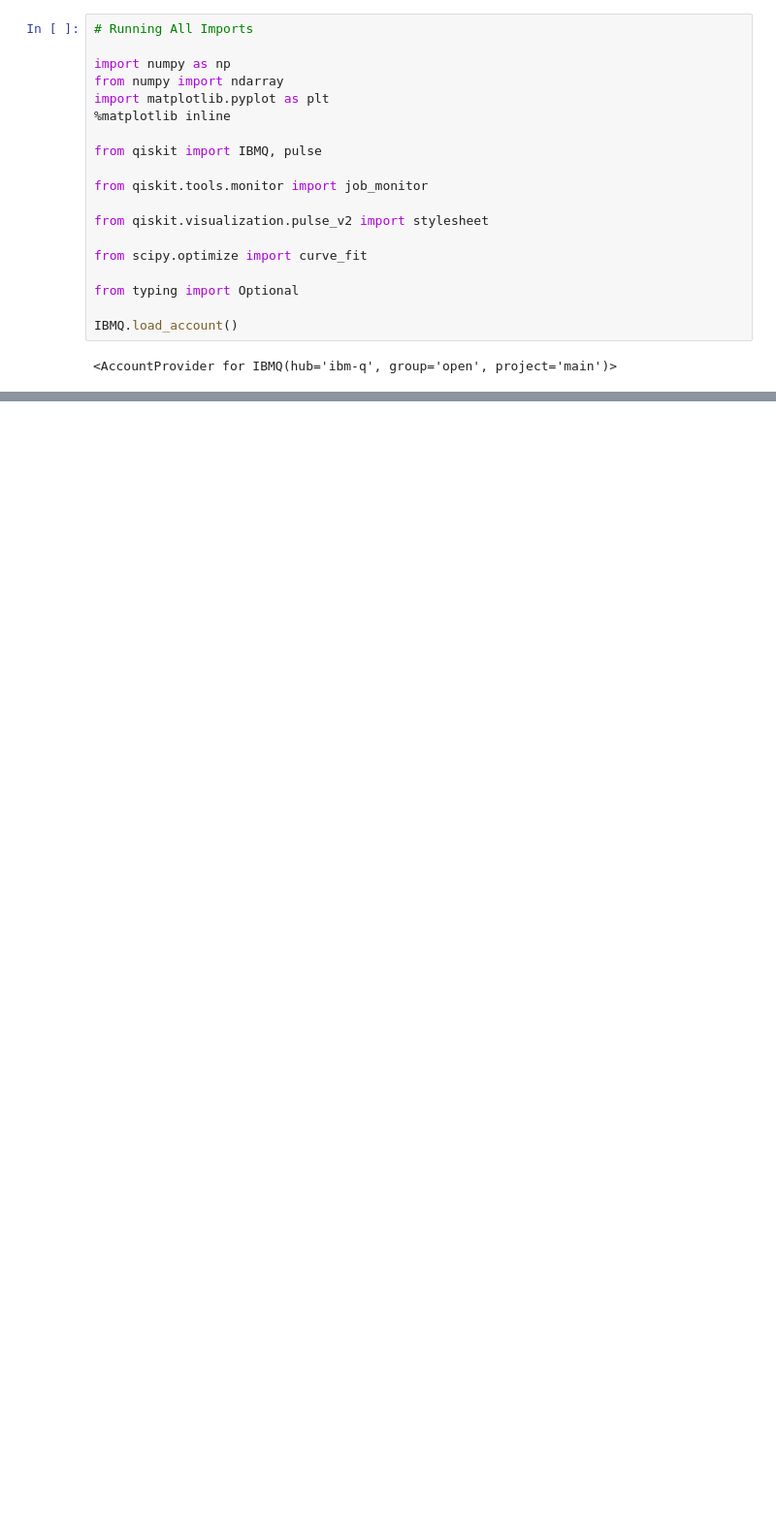
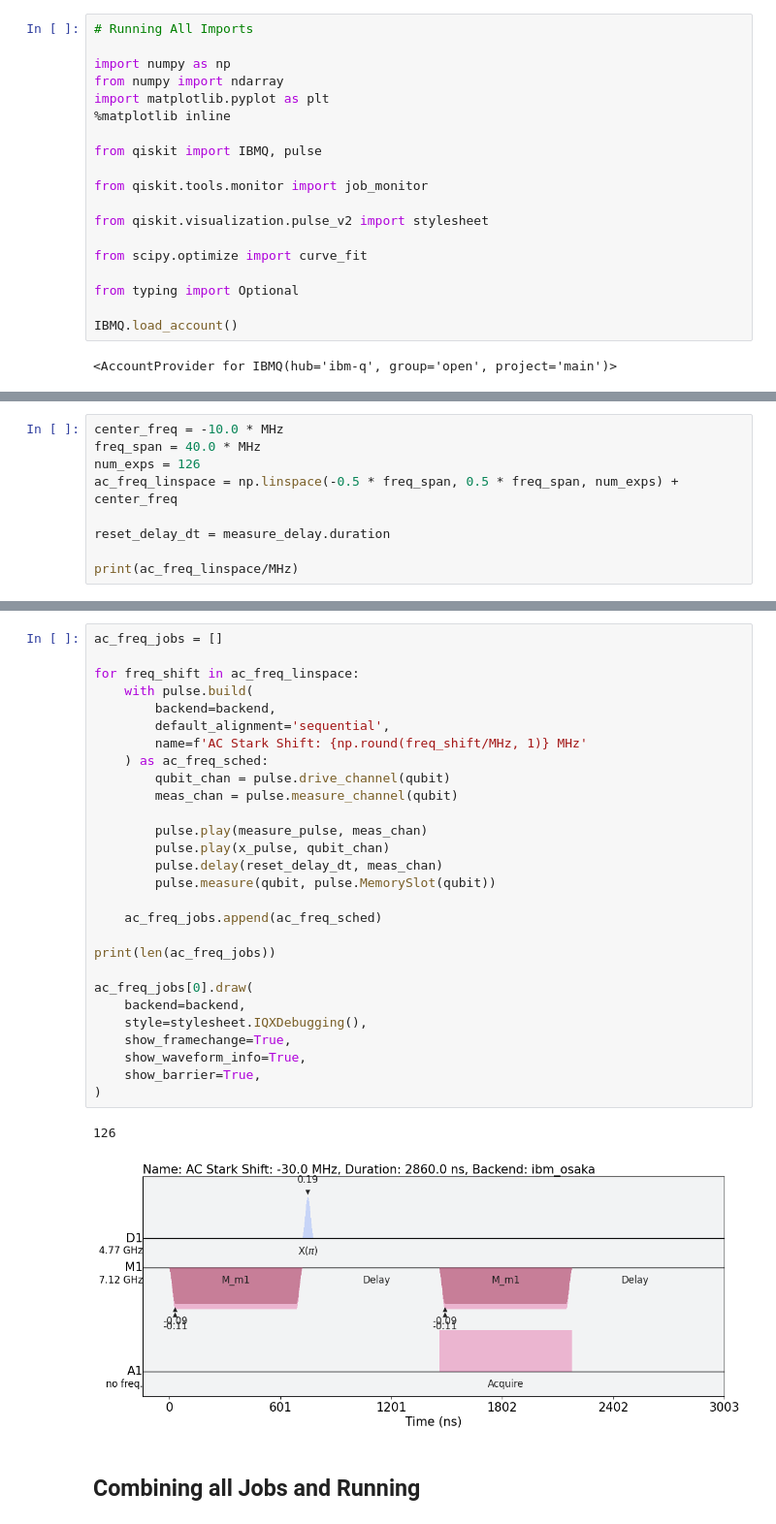
Before and after one commit to AnikenC/ReadoutWithRL, a Jupyter notebook: readoutWithRL/Experiments/chi_exp_osaka.ipynb, the cells around one changed output, grey strips where cells are left out. Shown at 97% size. Cells and saved outputs as stored; diff of their text form; blank space fills up the shorter version.

```diff
--- a/readoutWithRL/Experiments/chi_exp_osaka.ipynb
+++ b/readoutWithRL/Experiments/chi_exp_osaka.ipynb
@@ -117,0 +225,9 @@ sx pulse: Drag(duration=120, sigma=30, beta=-0.040987564577598265, amp=0.0934564
+# %%
+center_freq = -10.0 * MHz
+freq_span = 40.0 * MHz
+num_exps = 126
+ac_freq_linspace = np.linspace(-0.5 * freq_span, 0.5 * freq_span, num_exps) + center_freq
+
+reset_delay_dt = measure_delay.duration
+
+print(ac_freq_linspace/MHz)
@@ -117,0 +248,33 @@ sx pulse: Drag(duration=120, sigma=30, beta=-0.040987564577598265, amp=0.0934564
+# %%
+ac_freq_jobs = []
+
+for freq_shift in ac_freq_linspace:
+    with pulse.build(
+        backend=backend,
+        default_alignment='sequential',
+        name=f'AC Stark Shift: {np.round(freq_shift/MHz, 1)} MHz'
+    ) as ac_freq_sched:
+        qubit_chan = pulse.drive_channel(qubit)
+        meas_chan = pulse.measure_channel(qubit)
+
+        pulse.play(measure_pulse, meas_chan)
+        pulse.play(x_pulse, qubit_chan)
+        pulse.delay(reset_delay_dt, meas_chan)
+        pulse.measure(qubit, pulse.MemorySlot(qubit))
+
+    ac_freq_jobs.append(ac_freq_sched)
+
+print(len(ac_freq_jobs))
+
+ac_freq_jobs[0].draw(
+    backend=backend,
+    style=stylesheet.IQXDebugging(),
+    show_framechange=True,
+    show_waveform_info=True,
+    show_barrier=True,
+)
+# %% [output]
+126
+[figure, added]
+# %% [markdown]
+## Combining all Jobs and Running
```
Also changed, not shown: parts of 16 cells of this notebook, 4 other files.
